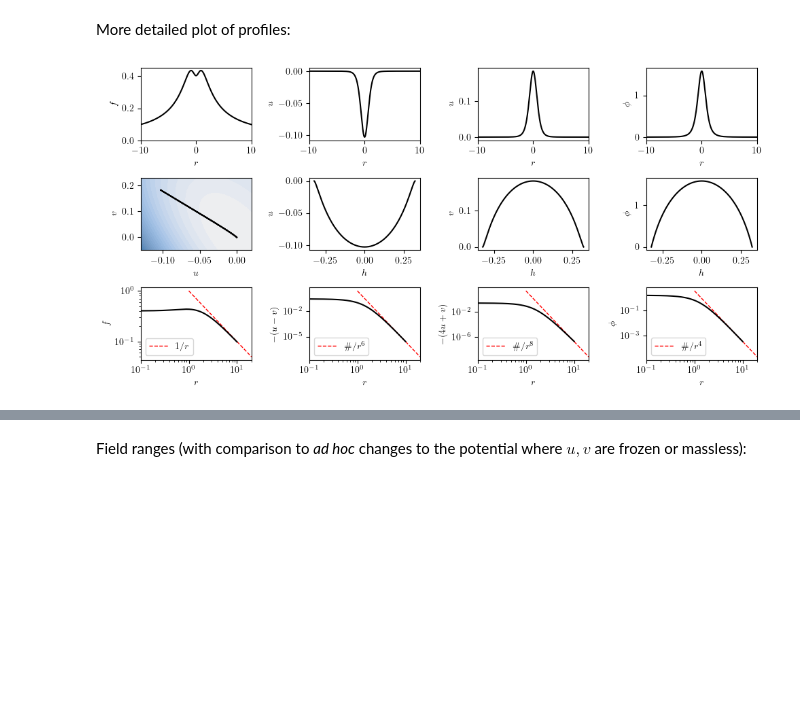
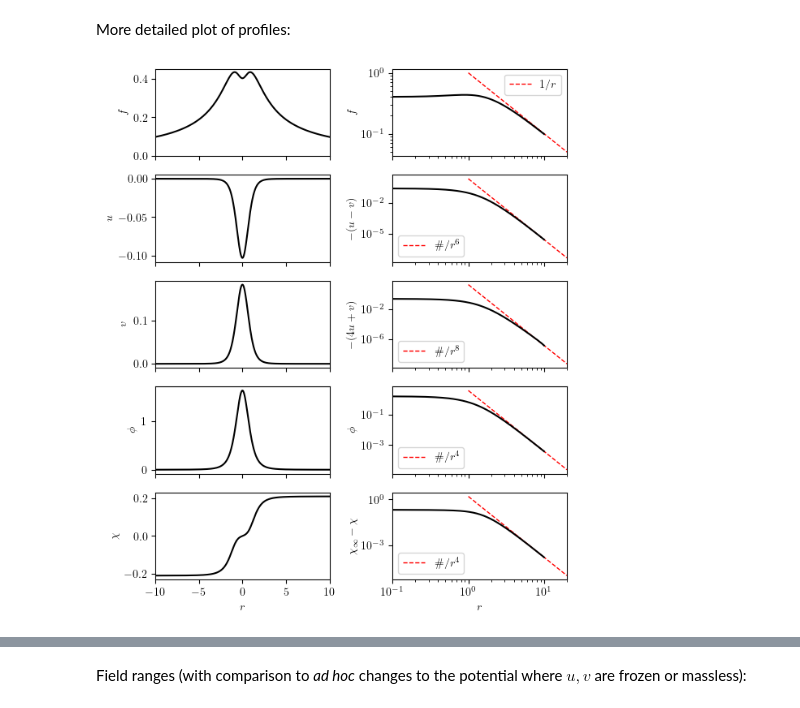
Before and after one commit to gloges/typeII-wormholes, a Jupyter notebook: wormholes.ipynb, the cells around one changed output, grey strips where cells are left out. Saved outputs shown, nothing was run; the diff lists cells and outputs as text; code cells hidden in the pictures; blank space fills up the shorter version.

```diff
--- a/wormholes.ipynb
+++ b/wormholes.ipynb
@@ -343,17 +273,19 @@ plt.show()
 # %% [markdown]
 The optimal solution matching AdS boundary conditions is found using a shooting method. The end-point of the integration is increased in steps up to rmax (using lower precision along the way).
 # %%
-q0, rmax = 1, 10
-soln = wh.wormhole_T11(q0, rmax, xatol=10**-10)
-r, f, u, ud, v, vd, φ, φd, h, f3sqr = soln
+q0 = 1
+χ0p = 0.1
+rmax = 10
+soln = wh.wormhole_T11(q0, χ0p, rmax, xatol=10**-12)
+r, f, u, ud, v, vd, φ, φd, χ, χd, h, flux2 = soln
 
-fig, axes = plt.subplots(1, 4, figsize=(10,2))
+fig, axes = plt.subplots(1, 4, figsize=(13,3))
 
-axes[0].plot(r, f, 'k')
-axes[1].plot(r, u, 'k')
-axes[2].plot(r, v, 'k')
-axes[3].plot(r, φ, 'k')
+axes[0].plot(r, f)
+axes[1].plot(r, u)
+axes[1].plot(r, v)
+axes[2].plot(r, φ)
+axes[3].plot(r, χ)
 
-plt.tight_layout()
 plt.show()
 # %% [output]
@@ -377,61 +309,47 @@ Performing shooting method for q0 = 1 out to r = 10 ...
 # %% [markdown]
 More detailed plot of profiles:
 # %%
-fig, axes = plt.subplots(3, 4, figsize=(10,5))
+fig, axes = plt.subplots(5, 2, figsize=(6,7), sharex='col')
 
-xdata = [r, r, r, r, u, h, h, h, r, r, r, r]
-ydata = [f, u, v, φ, v, u, v, φ, f, -(u-v), -(4*u+v), φ]
-xlabels = ['$r$', '$r$', '$r$', '$r$', '$u$', '$h$', '$h$', '$h$', '$r$', '$r$', '$r$', '$r$']
-ylabels = ['$f$', '$u$', '$u$', '$\phi$', '$v$', '$u$', '$v$', '$\phi$', '$f$', '$-(u-v)$', '$-(4u+v)$', '$\phi$']
+χinf = χ[-1] + r[-1]*χd[-1]/4
+
+ydata = [f, f, u, -(u-v), v, -(4*u+v), φ, φ, χ, χinf - χ]
+ylabels = ['$f$', '$f$', '$u$', '$-(u-v)$', '$v$', '$-(4u+v)$', '$\phi$', '$\phi$', '$\chi$', '$\chi_\infty-\chi$']
 
 
-# # Plot expected power-law fall-offs in asymptotic region
+# Plot expected power-law fall-offs in asymptotic region
 uvcoeff1 = np.mean(r[-10:]**6 * (-u[-10:] + v[-10:]))
 uvcoeff2 = np.mean(r[-10:]**8 * (-4*u[-10:] - v[-10:]))
 φcoeff = np.mean(r[-10:]**4 * φ[-10:])
+χcoeff = np.mean(r[-10:]**4 * (χinf - χ[-10:]))
 
 rr = np.linspace(q0, 2*rmax, 2)
-axes[2,0].plot(rr, 1/rr, '--r', lw=1, label='$1/r$')
-axes[2,1].plot(rr, uvcoeff1/rr**6, '--r', lw=1, label='$\#/r^6$')
-axes[2,2].plot(rr, uvcoeff2/rr**8, '--r', lw=1, label='$\#/r^8$')
-axes[2,3].plot(rr, φcoeff/rr**4, '--r', lw=1, label='$\#/r^4$')
+axes[0,1].plot(rr, 1/rr, '--r', lw=1, label='$1/r$')
+axes[1,1].plot(rr, uvcoeff1/rr**6, '--r', lw=1, label='$\#/r^6$')
+axes[2,1].plot(rr, uvcoeff2/rr**8, '--r', lw=1, label='$\#/r^8$')
+axes[3,1].plot(rr, φcoeff/rr**4, '--r', lw=1, label='$\#/r^4$')
+axes[4,1].plot(rr, χcoeff/rr**4, '--r', lw=1, label='$\#/r^4$')
 
 # Plot grid of xy-data
-for ax, xx, yy, xlab, ylab in zip(axes.ravel(), xdata, ydata, xlabels, ylabels):
-    ax.plot(xx, yy, 'k')
-    ax.set_xlabel(xlab)
+for ax, yy, ylab in zip(axes.ravel(), ydata, ylabels):
+    ax.plot(r, yy, 'k')
     ax.set_ylabel(ylab)
 
-for ax in axes[0]:
-    ax.set_xlim(-10, 10)
 axes[0,0].set_ylim(0)
 
-# Superimpose potential in u-φ plot
-u0s = np.linspace(-0.13, 0.02, 40)
-v0s = np.linspace(-0.05, 0.23, 40)
-umesh, vmesh = np.meshgrid(u0s, v0s)
-VV = wh.V_T11(umesh, vmesh)
-
-axes[1,0].contourf(umesh, vmesh, VV,
-                   levels=np.arange(-12, 1, 0.5),
-                   cmap=cc.cm['CET_L12'],
-                   extent=(u0s[0], u0s[-1], v0s[0], v0s[-1])
-                  )
-
-axes[1,0].set_xlim(u0s[0], u0s[-1])
-axes[1,0].set_ylim(v0s[0], v0s[-1])
-
-
-for ax in axes[2]:
-    ax.set_xlim(0.1*q0, 2*rmax)
-    ax.set_xscale('log')
+for ax in axes[:,1]:
     ax.set_yscale('log')
     ax.legend()
 
-# axes[2,0].delete()
+
+axes[0,0].set_xlim(-10, 10)
+axes[4,1].set_xlim(0.1*q0, 2*rmax)
+axes[4,1].set_xscale('log')
+axes[4,0].set_xlabel('$r$')
+axes[4,1].set_xlabel('$r$')
 
 plt.tight_layout()
-# plt.subplots_adjust(hspace=0.4, wspace=0.4)
+plt.savefig('images/T11_profiles_ex1.png', dpi=300)
 plt.show()
 # %% [output]
-[figure, old version]
+[figure, new version]
```
Also changed, not shown: parts of 19 cells of this notebook, 3 other files.
